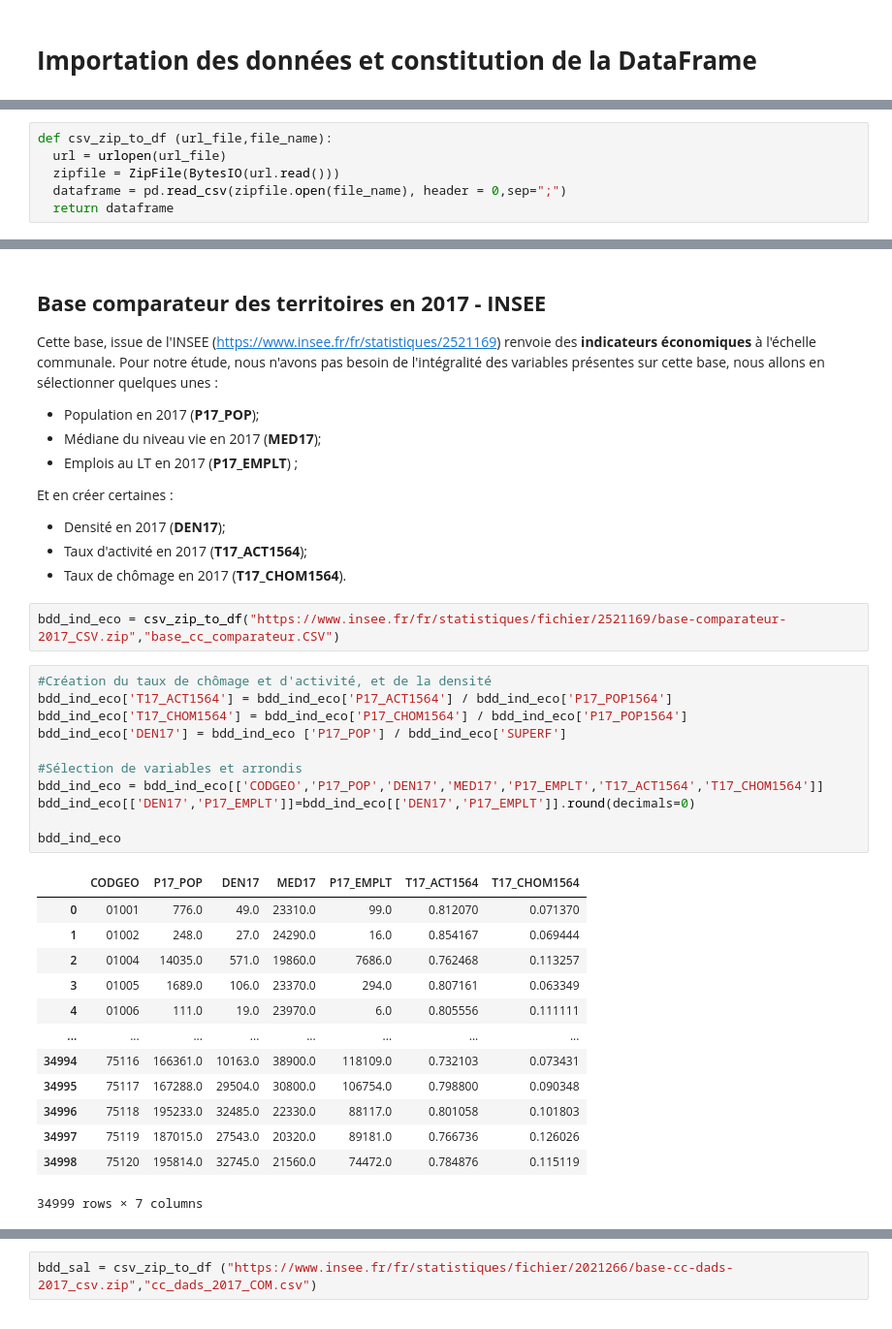
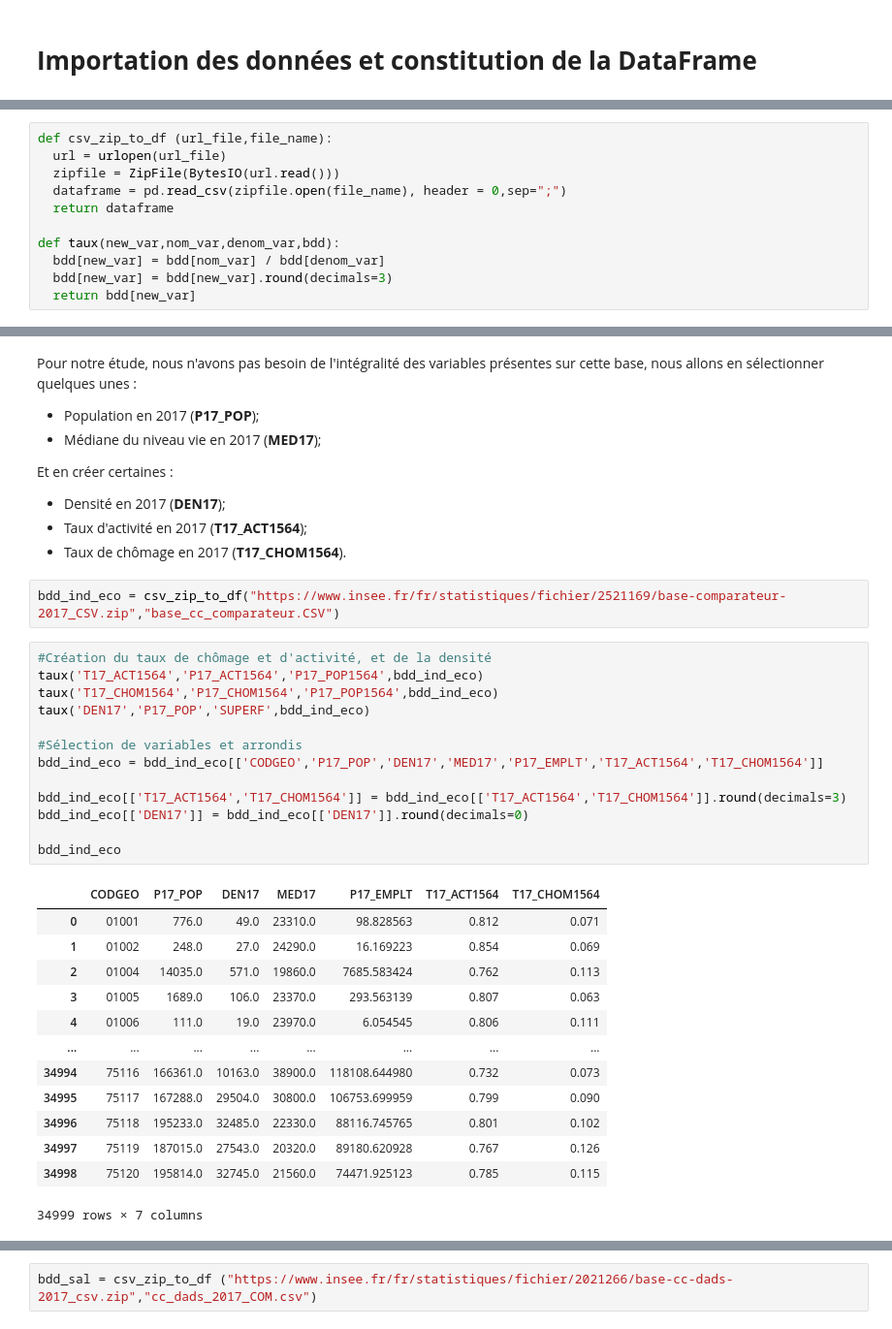
Before and after one commit to pguillot4/Python_project, a Jupyter notebook: Projet_Education.ipynb, the cells around one changed output, grey strips where cells are left out. Shown at 97% size. Saved outputs shown, nothing was run; the diff lists cells and outputs as text.

```diff
--- a/Projet_Education.ipynb
+++ b/Projet_Education.ipynb
@@ -33,3 +58,8 @@ def csv_zip_to_df (url_file,file_name):
   zipfile = ZipFile(BytesIO(url.read()))
   dataframe = pd.read_csv(zipfile.open(file_name), header = 0,sep=";")
   return dataframe
+
+def taux(new_var,nom_var,denom_var,bdd):
+  bdd[new_var] = bdd[nom_var] / bdd[denom_var]
+  bdd[new_var] = bdd[new_var].round(decimals=3)
+  return bdd[new_var]
@@ -36,10 +69,8 @@ def csv_zip_to_df (url_file,file_name):
 # %% [markdown]
-## **Base comparateur des territoires en 2017 - INSEE**
-Cette base, issue de l'INSEE (https://www.insee.fr/fr/statistiques/2521169) renvoie des **indicateurs économiques** à l'échelle communale. Pour notre étude, nous n'avons pas besoin de l'intégralité des variables présentes sur cette base, nous allons en sélectionner quelques unes :
+Pour notre étude, nous n'avons pas besoin de l'intégralité des variables présentes sur cette base, nous allons en sélectionner quelques unes :
 
 - Population en 2017 (**P17_POP**);
 - Médiane du niveau vie en 2017 (**MED17**);
-- Emplois au LT en 2017 (**P17_EMPLT**) ;
 
 Et en créer certaines :
 - Densité en 2017 (**DEN17**);
@@ -49,26 +80,28 @@ Et en créer certaines :
 bdd_ind_eco = csv_zip_to_df("https://www.insee.fr/fr/statistiques/fichier/2521169/base-comparateur-2017_CSV.zip","base_cc_comparateur.CSV")
 # %%
 #Création du taux de chômage et d'activité, et de la densité
-bdd_ind_eco['T17_ACT1564'] = bdd_ind_eco['P17_ACT1564'] / bdd_ind_eco['P17_POP1564']
-bdd_ind_eco['T17_CHOM1564'] = bdd_ind_eco['P17_CHOM1564'] / bdd_ind_eco['P17_POP1564']
-bdd_ind_eco['DEN17'] = bdd_ind_eco ['P17_POP'] / bdd_ind_eco['SUPERF']
+taux('T17_ACT1564','P17_ACT1564','P17_POP1564',bdd_ind_eco)
+taux('T17_CHOM1564','P17_CHOM1564','P17_POP1564',bdd_ind_eco)
+taux('DEN17','P17_POP','SUPERF',bdd_ind_eco)
 
 #Sélection de variables et arrondis
 bdd_ind_eco = bdd_ind_eco[['CODGEO','P17_POP','DEN17','MED17','P17_EMPLT','T17_ACT1564','T17_CHOM1564']]
-bdd_ind_eco[['DEN17','P17_EMPLT']]=bdd_ind_eco[['DEN17','P17_EMPLT']].round(decimals=0)
+
+bdd_ind_eco[['T17_ACT1564','T17_CHOM1564']] = bdd_ind_eco[['T17_ACT1564','T17_CHOM1564']].round(decimals=3)
+bdd_ind_eco[['DEN17']] = bdd_ind_eco[['DEN17']].round(decimals=0)
 
 bdd_ind_eco
 # %% [output]
 |  | CODGEO | P17_POP | DEN17 | MED17 | P17_EMPLT | T17_ACT1564 | T17_CHOM1564 |
-| 0 | 01001 | 776.0 | 49.0 | 23310.0 | 99.0 | 0.812070 | 0.071370 |
-| 1 | 01002 | 248.0 | 27.0 | 24290.0 | 16.0 | 0.854167 | 0.069444 |
-| 2 | 01004 | 14035.0 | 571.0 | 19860.0 | 7686.0 | 0.762468 | 0.113257 |
-| 3 | 01005 | 1689.0 | 106.0 | 23370.0 | 294.0 | 0.807161 | 0.063349 |
-| 4 | 01006 | 111.0 | 19.0 | 23970.0 | 6.0 | 0.805556 | 0.111111 |
+| 0 | 01001 | 776.0 | 49.0 | 23310.0 | 98.828563 | 0.812 | 0.071 |
+| 1 | 01002 | 248.0 | 27.0 | 24290.0 | 16.169223 | 0.854 | 0.069 |
+| 2 | 01004 | 14035.0 | 571.0 | 19860.0 | 7685.583424 | 0.762 | 0.113 |
+| 3 | 01005 | 1689.0 | 106.0 | 23370.0 | 293.563139 | 0.807 | 0.063 |
+| 4 | 01006 | 111.0 | 19.0 | 23970.0 | 6.054545 | 0.806 | 0.111 |
 | ... | ... | ... | ... | ... | ... | ... | ... |
-| 34994 | 75116 | 166361.0 | 10163.0 | 38900.0 | 118109.0 | 0.732103 | 0.073431 |
-| 34995 | 75117 | 167288.0 | 29504.0 | 30800.0 | 106754.0 | 0.798800 | 0.090348 |
-| 34996 | 75118 | 195233.0 | 32485.0 | 22330.0 | 88117.0 | 0.801058 | 0.101803 |
-| 34997 | 75119 | 187015.0 | 27543.0 | 20320.0 | 89181.0 | 0.766736 | 0.126026 |
-| 34998 | 75120 | 195814.0 | 32745.0 | 21560.0 | 74472.0 | 0.784876 | 0.115119 |
+| 34994 | 75116 | 166361.0 | 10163.0 | 38900.0 | 118108.644980 | 0.732 | 0.073 |
+| 34995 | 75117 | 167288.0 | 29504.0 | 30800.0 | 106753.699959 | 0.799 | 0.090 |
+| 34996 | 75118 | 195233.0 | 32485.0 | 22330.0 | 88116.745765 | 0.801 | 0.102 |
+| 34997 | 75119 | 187015.0 | 27543.0 | 20320.0 | 89180.620928 | 0.767 | 0.126 |
+| 34998 | 75120 | 195814.0 | 32745.0 | 21560.0 | 74471.925123 | 0.785 | 0.115 |
 34999 rows × 7 columns
```
Also changed, not shown: parts of 21 cells of this notebook.
